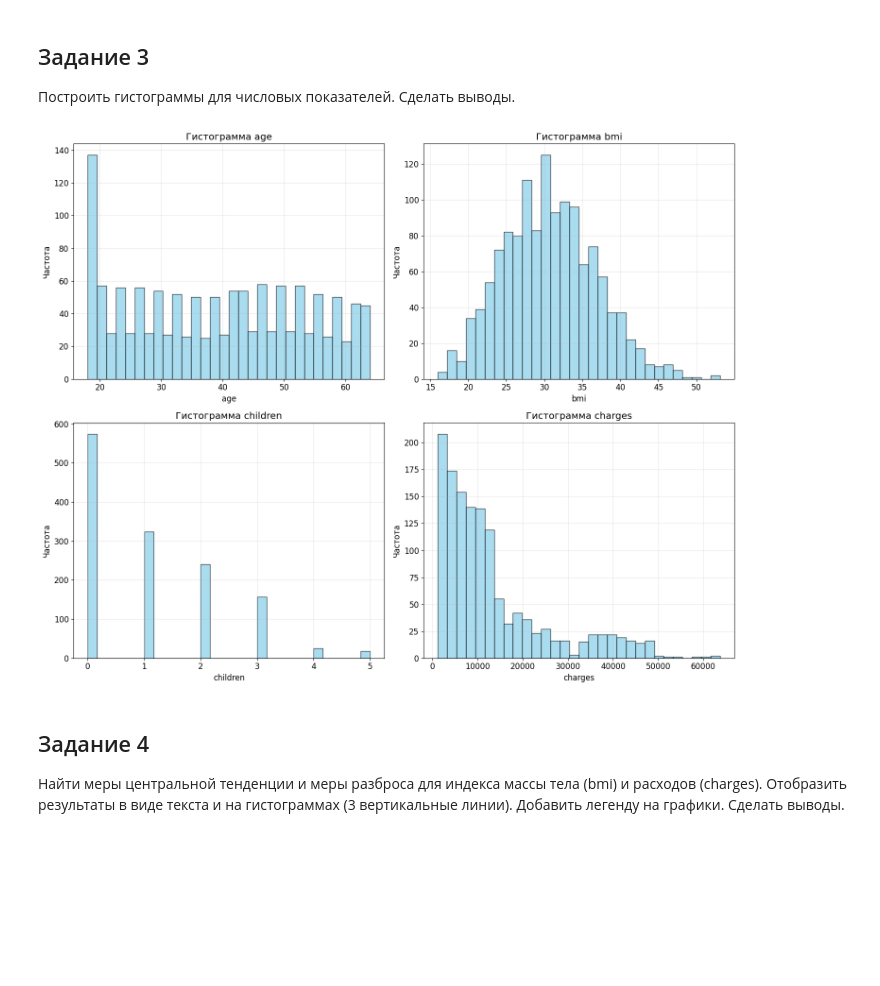
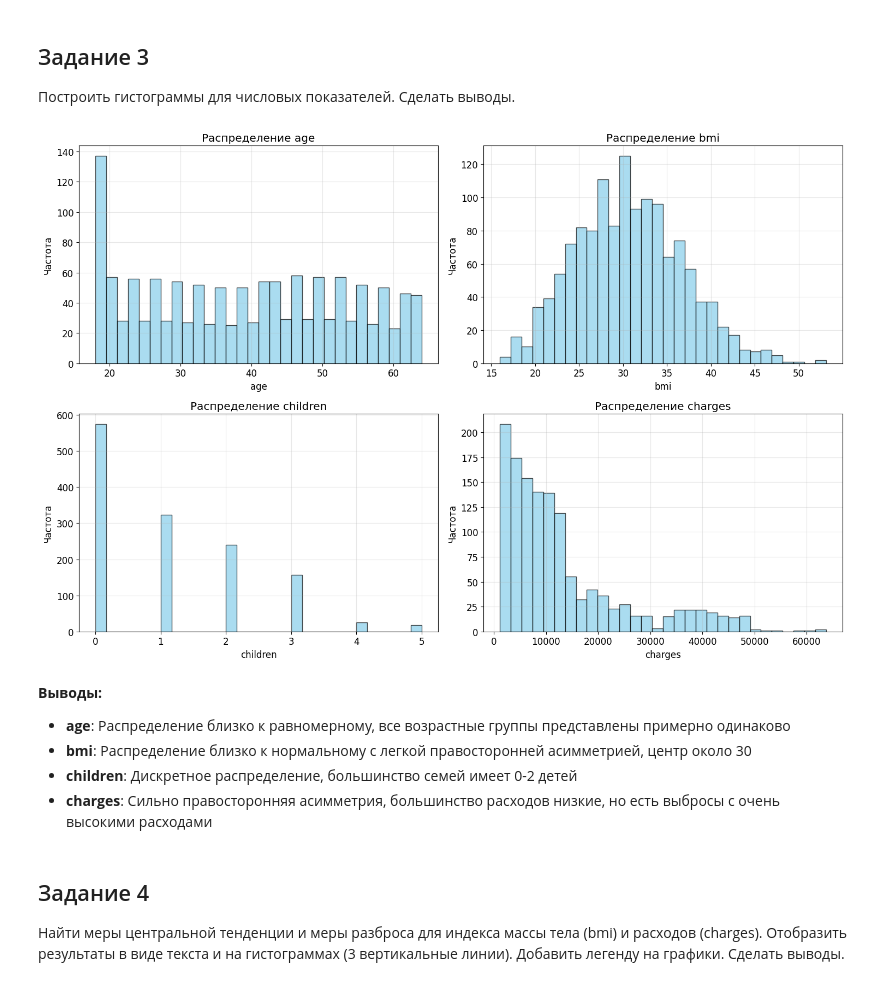
Before and after one commit to Gribbirg/big-data, a Jupyter notebook: practical_work_3/practical_work_3.ipynb, the cells around one changed output. Saved outputs shown, nothing was run; the diff lists cells and outputs as text; code cells hidden in the pictures; blank space fills up the shorter version.

```diff
--- a/practical_work_3/practical_work_3.ipynb
+++ b/practical_work_3/practical_work_3.ipynb
@@ -19,6 +16,7 @@ plt.rcParams['font.size'] = 12
 ## Задание 1
 Загрузить данные из файла "insurance.csv".
 # %%
-insurance_df = pd.read_csv('source/insurance.csv')
-print(f"Размер датасета: {insurance_df.shape}")
-insurance_df.head()
+insurance = pd.read_csv('source/insurance.csv')
+print(f"Размер датасета: {insurance.shape}")
+print(f"Колонки: {list(insurance.columns)}")
+insurance.head()
@@ -34,21 +73,27 @@ print(insurance_df.describe(include='object'))
 ## Задание 3
 Построить гистограммы для числовых показателей. Сделать выводы.
 # %%
-numeric_cols = ['age', 'bmi', 'children', 'charges']
-fig, axes = plt.subplots(2, 2, figsize=(15, 12))
-axes = axes.flatten()
+fig, axes = plt.subplots(2, 2, figsize=(15, 10))
+numerical_cols = ['age', 'bmi', 'children', 'charges']
 
-for i, col in enumerate(numeric_cols):
-    axes[i].hist(insurance_df[col], bins=30, alpha=0.7, color='skyblue', edgecolor='black')
-    axes[i].set_title(f'Гистограмма {col}')
-    axes[i].set_xlabel(col)
-    axes[i].set_ylabel('Частота')
-    axes[i].grid(True, alpha=0.3)
+for i, col in enumerate(numerical_cols):
+    ax = axes[i//2, i%2]
+    ax.hist(insurance[col], bins=30, alpha=0.7, color='skyblue', edgecolor='black')
+    ax.set_title(f'Распределение {col}')
+    ax.set_xlabel(col)
+    ax.set_ylabel('Частота')
+    ax.grid(True, alpha=0.3)
 
 plt.tight_layout()
 plt.show()
 # %% [output]
-[figure, old version]
+[figure, new version]
+# %% [markdown]
+**Выводы:**
+- **age**: Распределение близко к равномерному, все возрастные группы представлены примерно одинаково
+- **bmi**: Распределение близко к нормальному с легкой правосторонней асимметрией, центр около 30
+- **children**: Дискретное распределение, большинство семей имеет 0-2 детей
+- **charges**: Сильно правосторонняя асимметрия, большинство расходов низкие, но есть выбросы с очень высокими расходами
 # %% [markdown]
 ## Задание 4
 Найти меры центральной тенденции и меры разброса для индекса массы тела (bmi) и расходов (charges). Отобразить результаты в виде текста и на гистограммах (3 вертикальные линии). Добавить легенду на графики. Сделать выводы.
```
Also changed, not shown: parts of 62 cells of this notebook, 4 other files.
